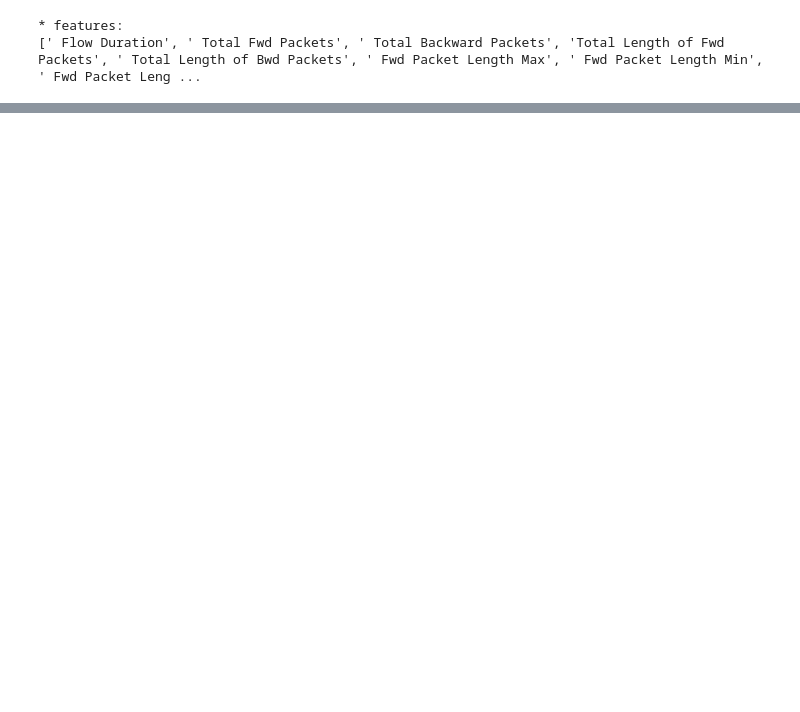
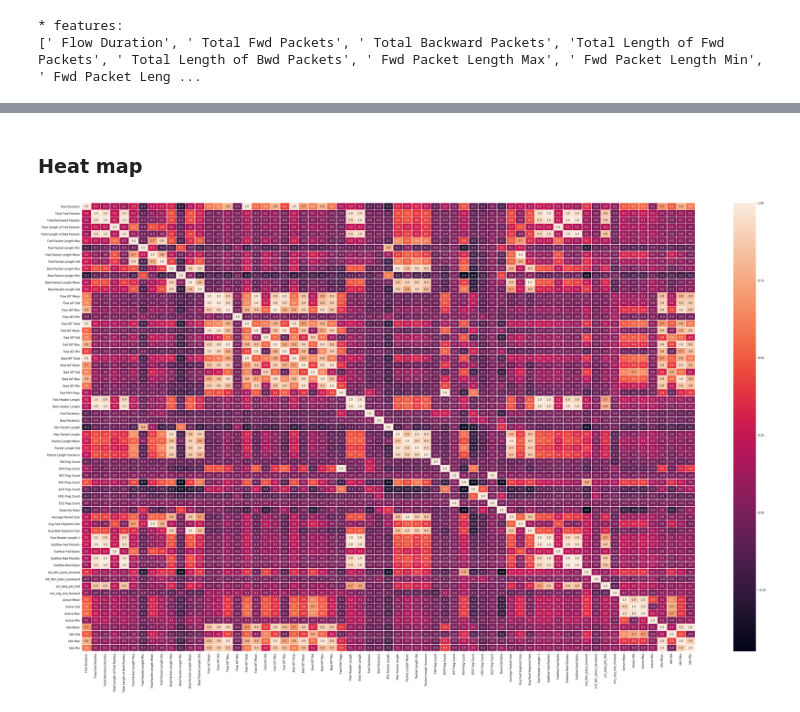
Before and after one commit to xyzwwwww/Ontology-based-IDS-for-DOS-Attacks, a Jupyter notebook: feature selection.ipynb, the cells around one changed output, grey strips where cells are left out. Cells and saved outputs as stored; diff of their text form; code cells hidden in the pictures; blank space fills up the shorter version.

```diff
--- a/feature selection.ipynb
+++ b/feature selection.ipynb
@@ -106,6 +128,3 @@ print("* features:", features, sep="\n")
 # %% [output]
 * features:
 [' Flow Duration', ' Total Fwd Packets', ' Total Backward Packets', 'Total Length of Fwd Packets', ' Total Length of Bwd Packets', ' Fwd Packet Length Max', ' Fwd Packet Length Min', ' Fwd Packet Leng ...
-# %%
-col = X.columns[X.dtypes.eq(object)]
-X[col] = X[col].apply(pd.to_numeric, errors='coerce', axis=1)
@@ -181,0 +160,7 @@ Name: Target, dtype: int64
+# %% [markdown]
+### Heat map
+# %%
+f, ax = plt.subplots(figsize=(50, 30))
+sns_plot = sns.heatmap(X.corr(), annot=True, linewidths=.5, fmt='.1f', ax=ax)
+# %% [output]
+[figure, added]
```
Also changed, not shown: parts of 38 cells of this notebook, 2 other files.
